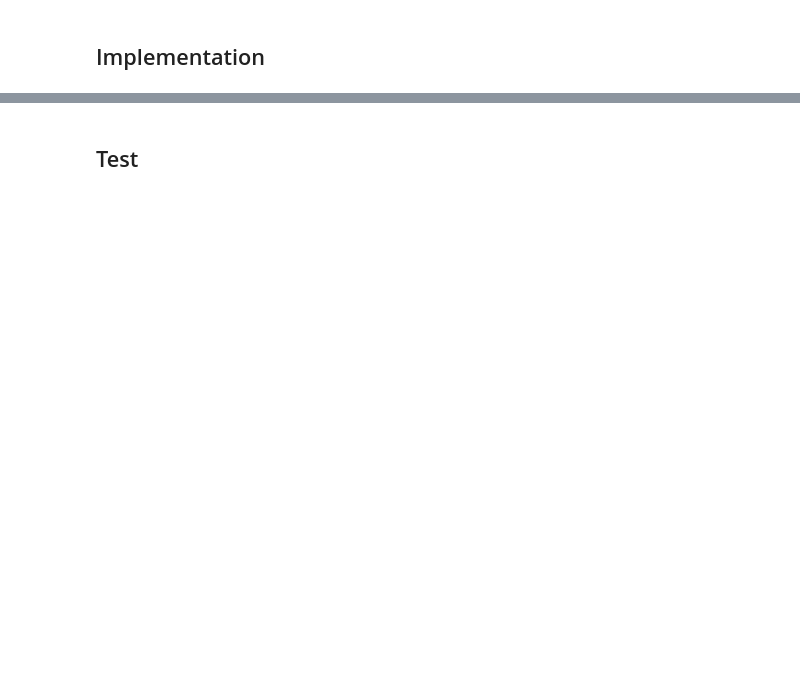
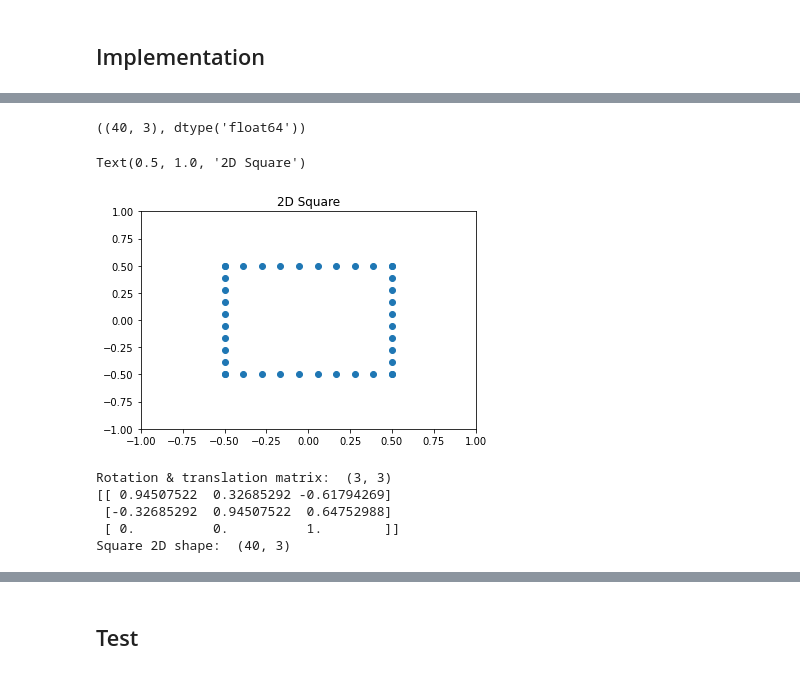
Before and after one commit to Li0nMo0se/medical_imaging, a Jupyter notebook: ICP.ipynb, the cells around one changed output, grey strips where cells are left out. Cells and saved outputs as stored; diff of their text form; code cells hidden in the pictures; blank space fills up the shorter version.

Commit message:
wip(notebook): until nearest neighbor on two squares

```diff
--- a/ICP.ipynb
+++ b/ICP.ipynb
@@ -73,0 +127,59 @@ from icp.icp import icp # Import OK
+# %%
+def generate_2d_square(width:float, nb_points_edge:int) -> np.array:
+    """
+    Generate 2D square with homogenous points on the edges
+
+    Parameters
+    ----------
+    width : float
+        Size of the square
+    nb_points_edge:
+        Number of points on each edge
+
+    Returns
+    -------
+    square_2d : np.array
+        Generated 2D square with shape (nb_points_edge * 4, 3)
+    """
+
+    edge_points = np.linspace(-width/2, width/2, nb_points_edge)
+    # top: x axis different, y = width / 2
+    edges_points_2d = np.expand_dims(edge_points, axis=-1)
+    top = np.concatenate((edges_points_2d, np.full((len(edge_points), 1), width / 2)), axis=-1)
+    # bottom: x axis different, y = -width / 2
+    bottom = np.concatenate((edges_points_2d, np.full((len(edge_points), 1), -width / 2)), axis=-1)
+    # left: x = -width / 2, y axis different
+    left = np.concatenate((np.full((len(edge_points), 1), -width / 2), edges_points_2d), axis=-1)
+    # right: x = width / 2, y axis different
+    right = np.concatenate((np.full((len(edge_points), 1), width / 2), edges_points_2d), axis=-1)
+    # Stack all the points
+    points = np.vstack((top, bottom, left, right))
+    # Homogenous points
+    points = np.concatenate((points, np.ones((len(points), 1))), axis=-1)
+    return points
+# %%
+square_width = 1
+square_2d = generate_2d_square(width=square_width, nb_points_edge=10)
+square_2d.shape, square_2d.dtype
+# %% [output]
+((40, 3), dtype('float64'))
+# %%
+plt.scatter(square_2d[:, 0], square_2d[:, 1])
+plt.xlim(-square_width, square_width)
+plt.ylim(-square_width, square_width)
+plt.title("2D Square")
+# %% [output]
+Text(0.5, 1.0, '2D Square')
+[figure, added]
+# %%
+M = randomTransformation2D(maxRot=20, maxTrans=1)
+print("Rotation & translation matrix: ", M.shape), print(M),
+print("Square 2D shape: ", square_2d.shape)
+# Rotate and translate basic square
+square_2d_transformed = square_2d @ M.T # FIXME: what it does not work with no transpose...
+# %% [output]
+Rotation & translation matrix:  (3, 3)
+[[ 0.94507522  0.32685292 -0.61794269]
+ [-0.32685292  0.94507522  0.64752988]
+ [ 0.          0.          1.        ]]
+Square 2D shape:  (40, 3)
```
Also changed, not shown: parts of 14 cells of this notebook, 1 other file.
